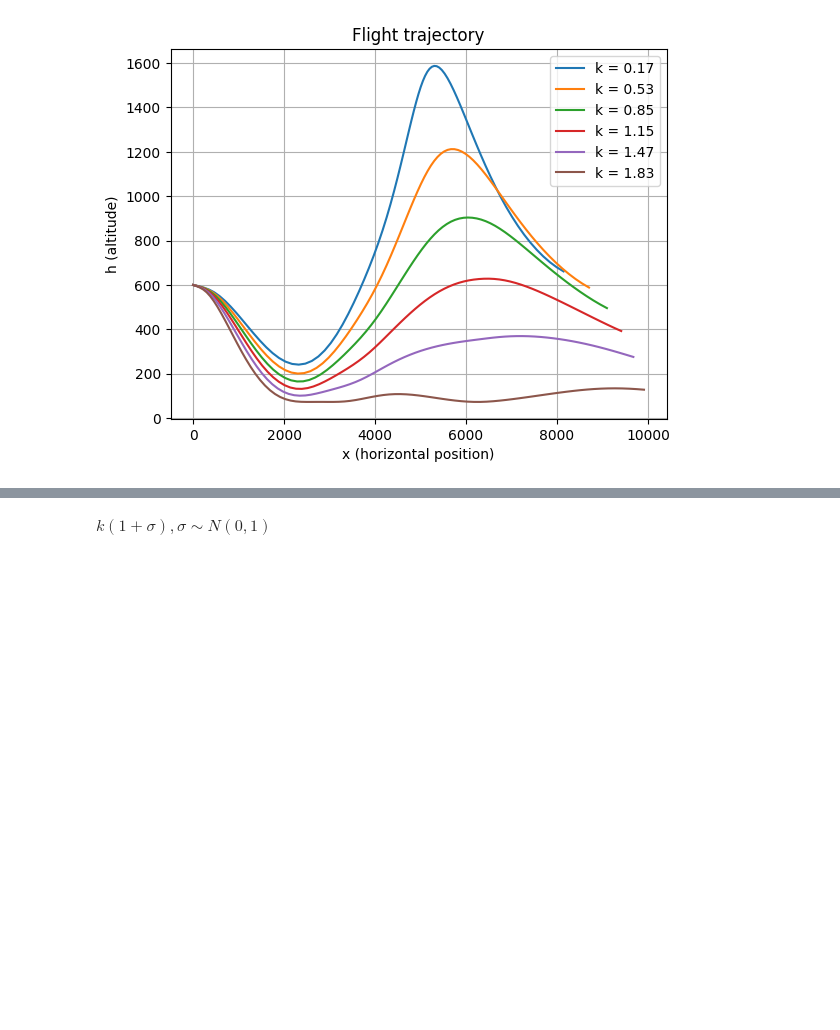
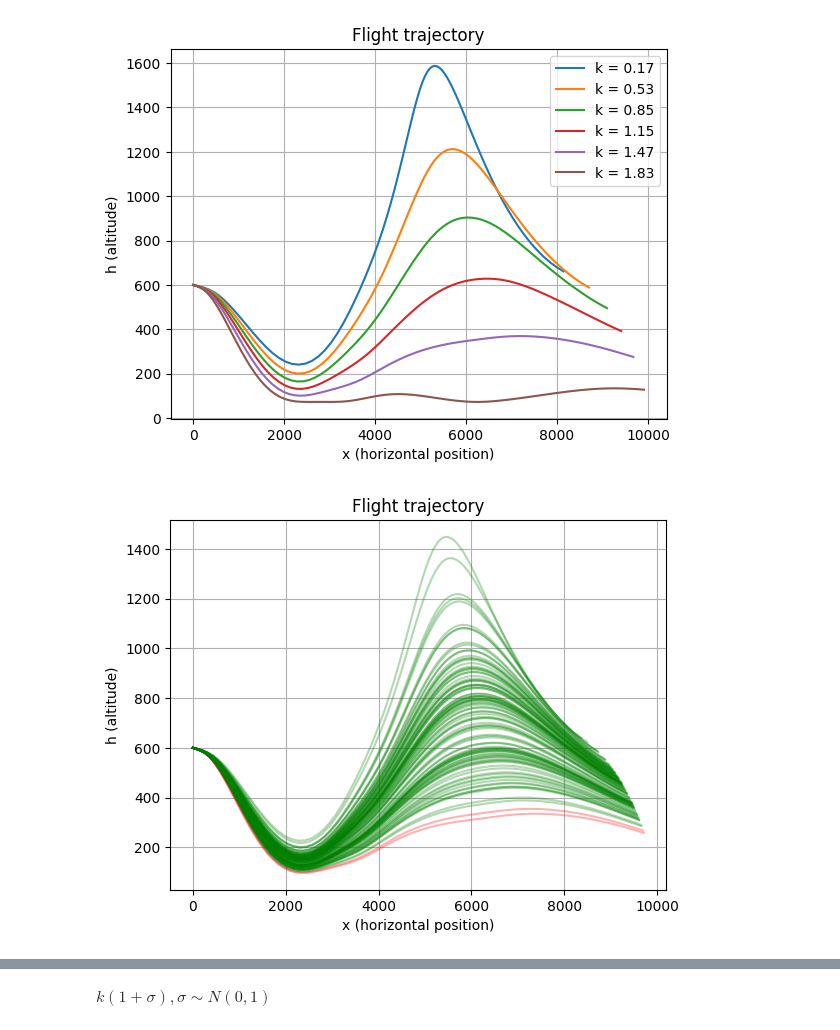
Before and after one commit to MrGoomb0/case_studies_s3, a Jupyter notebook: init.ipynb, the cells around one changed output, grey strips where cells are left out. Saved outputs shown, nothing was run; the diff lists cells and outputs as text; code cells hidden in the pictures; blank space fills up the shorter version.

Commit message:
Correction in reconstruction of trajectory.

```diff
--- a/init.ipynb
+++ b/init.ipynb
@@ -74 +115,20 @@ plt.show()
+# %%
+u_opt = res["u"]
+
+for k in np.random.normal(1, 0.25, 100):
+    sol = reconstruct_trajectory(u_opt, k)
+    x_traj, h_traj = sol["x"], sol["h"]
+    if min(h_traj) < 100:
+        plt.plot(x_traj, h_traj, color='red', alpha = 0.3, label=f"k={k:.2f}")
+    else:
+        plt.plot(x_traj, h_traj, color='green', alpha = 0.3, label=f"k={k:.2f}")
+
+plt.xlabel("x (horizontal position)")
+plt.ylabel("h (altitude)")
+plt.title("Flight trajectory")
+plt.grid()
+# plt.legend()
+plt.show()
+# %% [output]
+[figure, added]
 # %%
```
Also changed, not shown: parts of 6 cells of this notebook.
